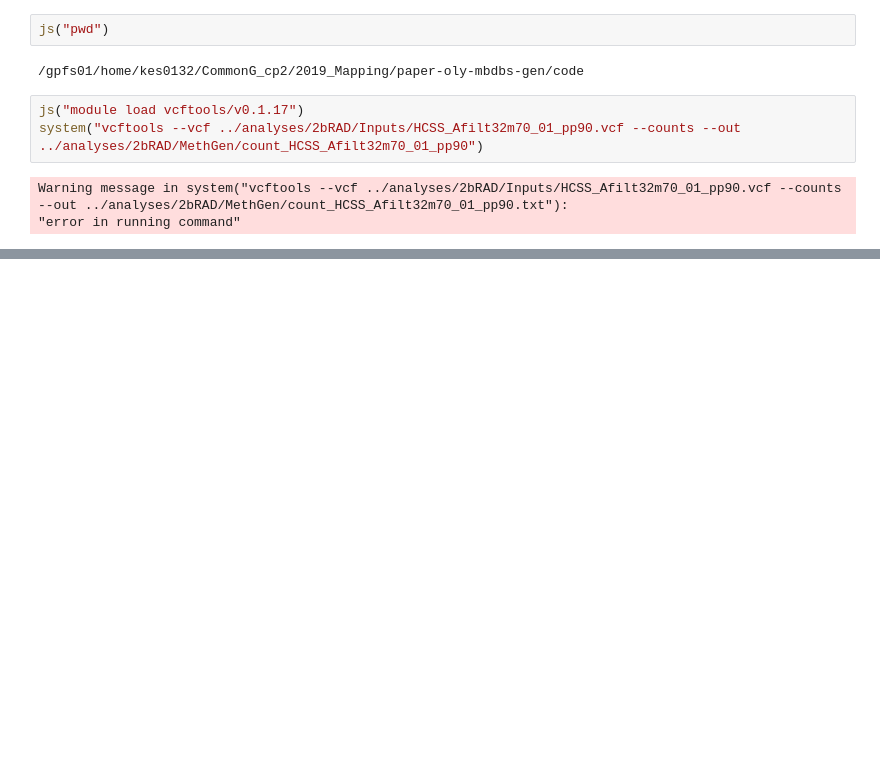
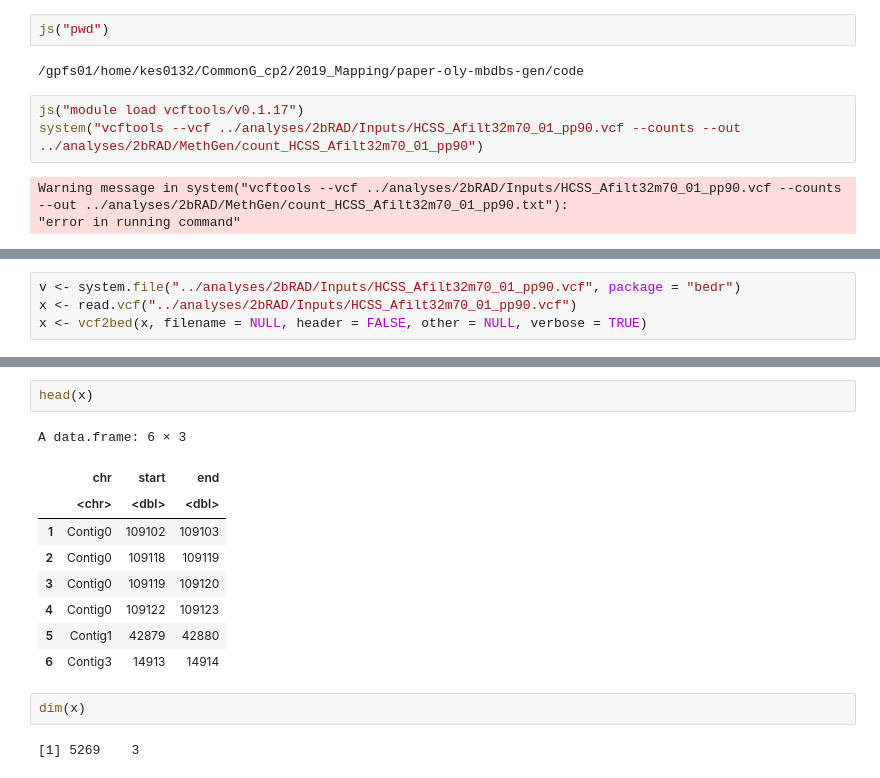
Before and after one commit to sr320/paper-oly-mbdbs-gen, a Jupyter notebook: code/MBD_samples_genetic_analysisHCSS.ipynb, the cells around one changed output, grey strips where cells are left out. Drawn from its saved outputs; the diff is of its cells as text; blank space fills up the shorter version.

```diff
--- a/code/MBD_samples_genetic_analysisHCSS.ipynb
+++ b/code/MBD_samples_genetic_analysisHCSS.ipynb
@@ -1387,0 +1446,4 @@ genome = injectSNPs(Hsapiens, "SNPlocs.Hsapiens.dbSNP144.GRCh37")
+# %%
+v <- system.file("../analyses/2bRAD/Inputs/HCSS_Afilt32m70_01_pp90.vcf", package = "bedr")
+x <- read.vcf("../analyses/2bRAD/Inputs/HCSS_Afilt32m70_01_pp90.vcf")
+x <- vcf2bed(x, filename = NULL, header = FALSE, other = NULL, verbose = TRUE)
@@ -1387,0 +1460,16 @@ genome = injectSNPs(Hsapiens, "SNPlocs.Hsapiens.dbSNP144.GRCh37")
+# %%
+head(x)
+# %% [output]
+A data.frame: 6 × 3
+|  | chr | start | end |
+|  | <chr> | <dbl> | <dbl> |
+| 1 | Contig0 | 109102 | 109103 |
+| 2 | Contig0 | 109118 | 109119 |
+| 3 | Contig0 | 109119 | 109120 |
+| 4 | Contig0 | 109122 | 109123 |
+| 5 | Contig1 | 42879 | 42880 |
+| 6 | Contig3 | 14913 | 14914 |
+# %%
+dim(x)
+# %% [output]
+[1] 5269    3
```
Also changed, not shown: parts of 35 cells of this notebook, 22 other files.
